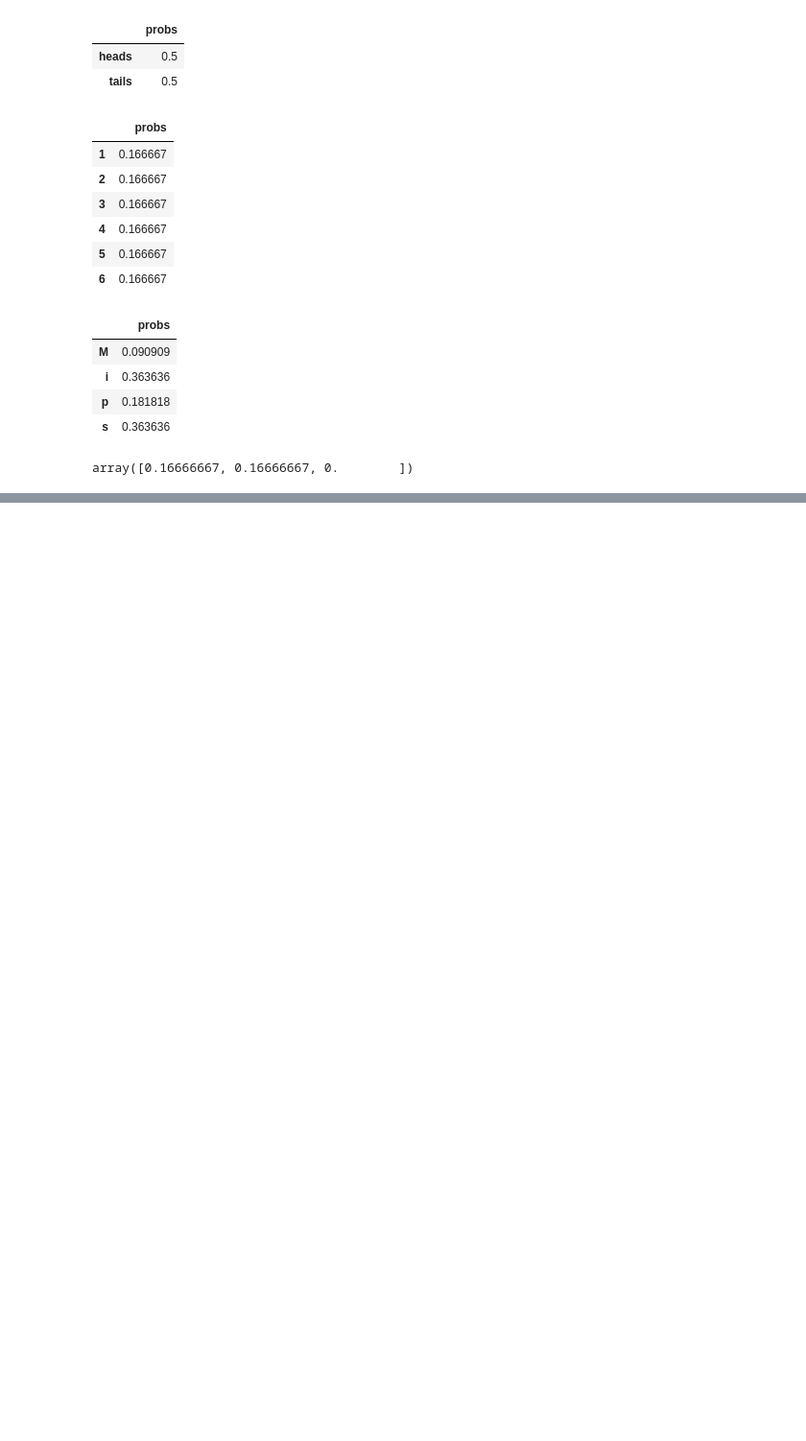
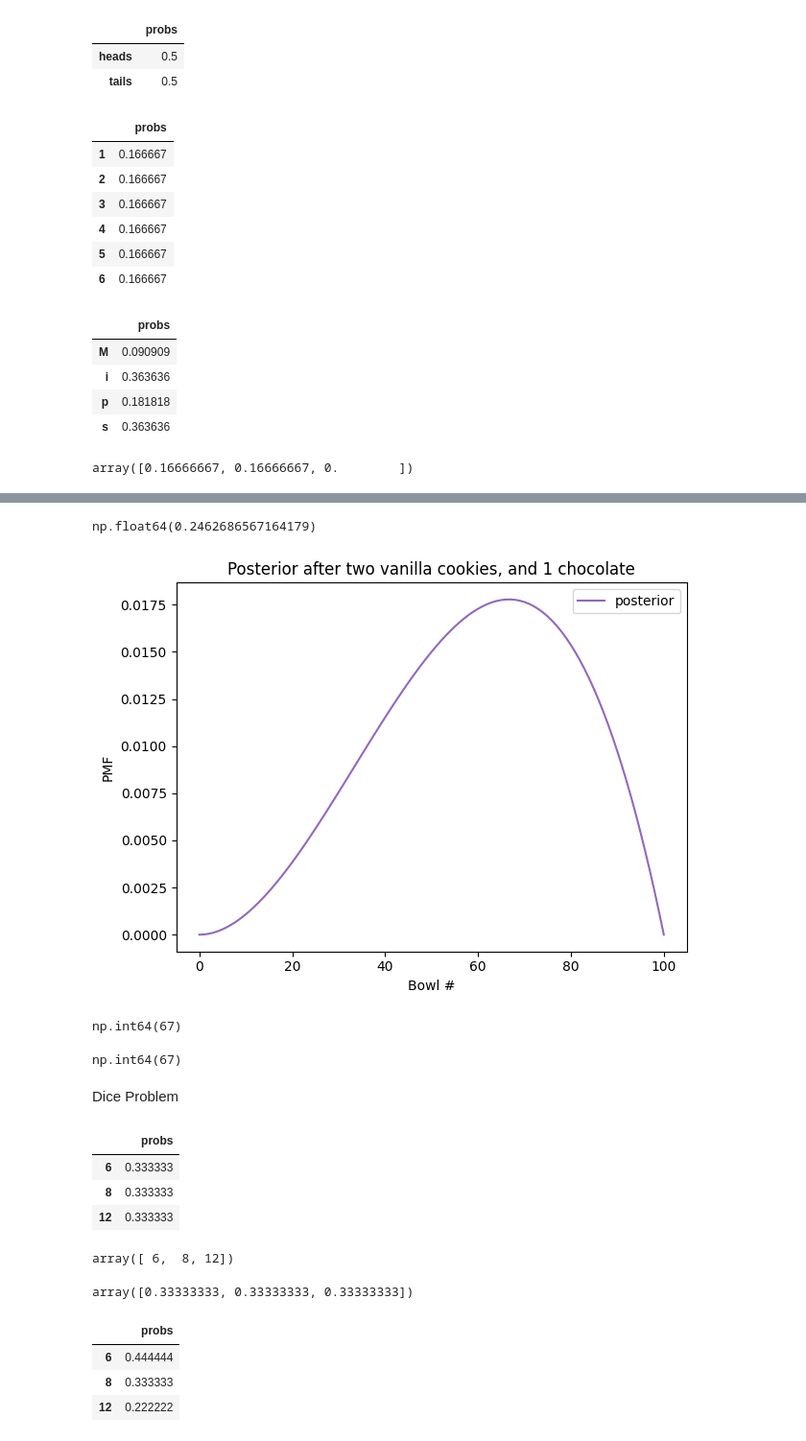
Before and after one commit to jpkatz/stats_practice, a Jupyter notebook: bayes/chapter_03.ipynb, the cells around one changed output, grey strips where cells are left out. Shown: that part at 96% size. Cells and saved outputs as stored; diff of their text form; code cells hidden in the pictures; blank space fills up the shorter version.

```diff
--- a/bayes/chapter_03.ipynb
+++ b/bayes/chapter_03.ipynb
@@ -35,0 +178,22 @@ array([0.16666667, 0.16666667, 0.        ])
+# %%
+likelihood_chocolate = 1 - hypos/100
+
+posterior3 = posterior2 * likelihood_chocolate
+posterior3.normalize()
+# %% [output]
+np.float64(0.2462686567164179)
+# %%
+posterior3.plot(label='posterior', color='C4')
+decorate_bowls('Posterior after two vanilla cookies, and 1 chocolate')
+# %% [output]
+[figure, added]
+# %%
+posterior3.idxmax()
+# %% [output]
+np.int64(67)
+# %%
+posterior3.max_prob()
+# %% [output]
+np.int64(67)
+# %% [markdown]
+Dice Problem
@@ -35,0 +202,16 @@ array([0.16666667, 0.16666667, 0.        ])
+# %%
+prior = Pmf(1/3, hypos)
+prior
+# %% [output]
+|  | probs |
+| 6 | 0.333333 |
+| 8 | 0.333333 |
+| 12 | 0.333333 |
+# %%
+prior.qs # quantities
+# %% [output]
+array([ 6,  8, 12])
+# %%
+prior.ps #probabilities
+# %% [output]
+array([0.33333333, 0.33333333, 0.33333333])
@@ -35,0 +220,9 @@ array([0.16666667, 0.16666667, 0.        ])
+# %%
+posterior = prior * likelihood1
+posterior.normalize()
+posterior
+# %% [output]
+|  | probs |
+| 6 | 0.444444 |
+| 8 | 0.333333 |
+| 12 | 0.222222 |
```
Also changed, not shown: parts of 28 cells of this notebook, 1 other file.
